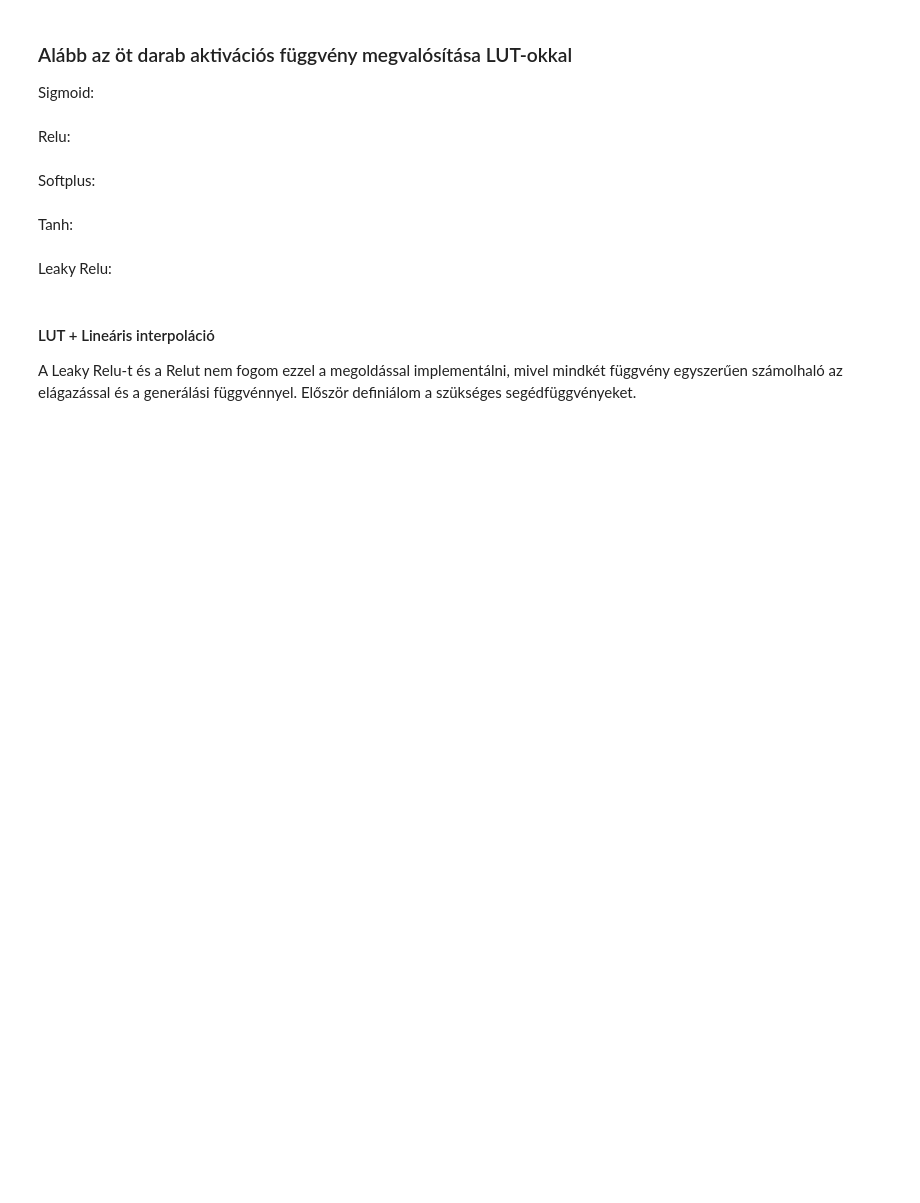
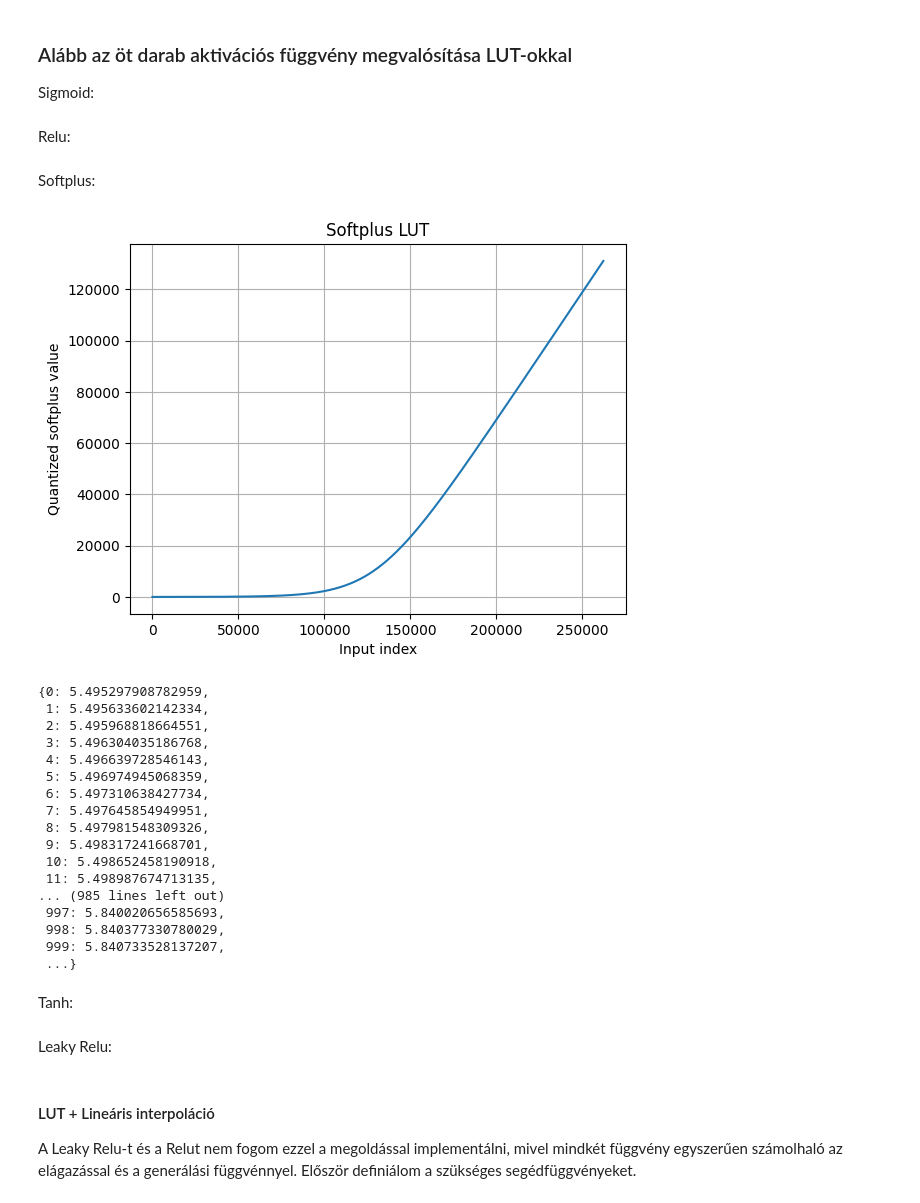
Before and after one commit to geribozont/Thesis, a Jupyter notebook: 02_define_act_functions.ipynb, the cells around one changed output. Drawn from its saved outputs; the diff is of its cells as text; code cells hidden in the pictures; blank space fills up the shorter version.

```diff
--- a/02_define_act_functions.ipynb
+++ b/02_define_act_functions.ipynb
@@ -126,6 +126,27 @@ def softplus_generator(inwidth, outwidth, beta):
     my_softplus = new_d
 
     return my_softplus
+# %%
+softplus_generator(18,18,14)
+# %% [output]
+[figure, added]
+{0: 5.495297908782959,
+ 1: 5.495633602142334,
+ 2: 5.495968818664551,
+ 3: 5.496304035186768,
+ 4: 5.496639728546143,
+ 5: 5.496974945068359,
+ 6: 5.497310638427734,
+ 7: 5.497645854949951,
+ 8: 5.497981548309326,
+ 9: 5.498317241668701,
+ 10: 5.498652458190918,
+ 11: 5.498987674713135,
+... (985 lines left out)
+ 997: 5.840020656585693,
+ 998: 5.840377330780029,
+ 999: 5.840733528137207,
+ ...}
 # %% [markdown]
 Tanh:
 # %%
```
Also changed, not shown: parts of 2 cells of this notebook, 3 other files.
